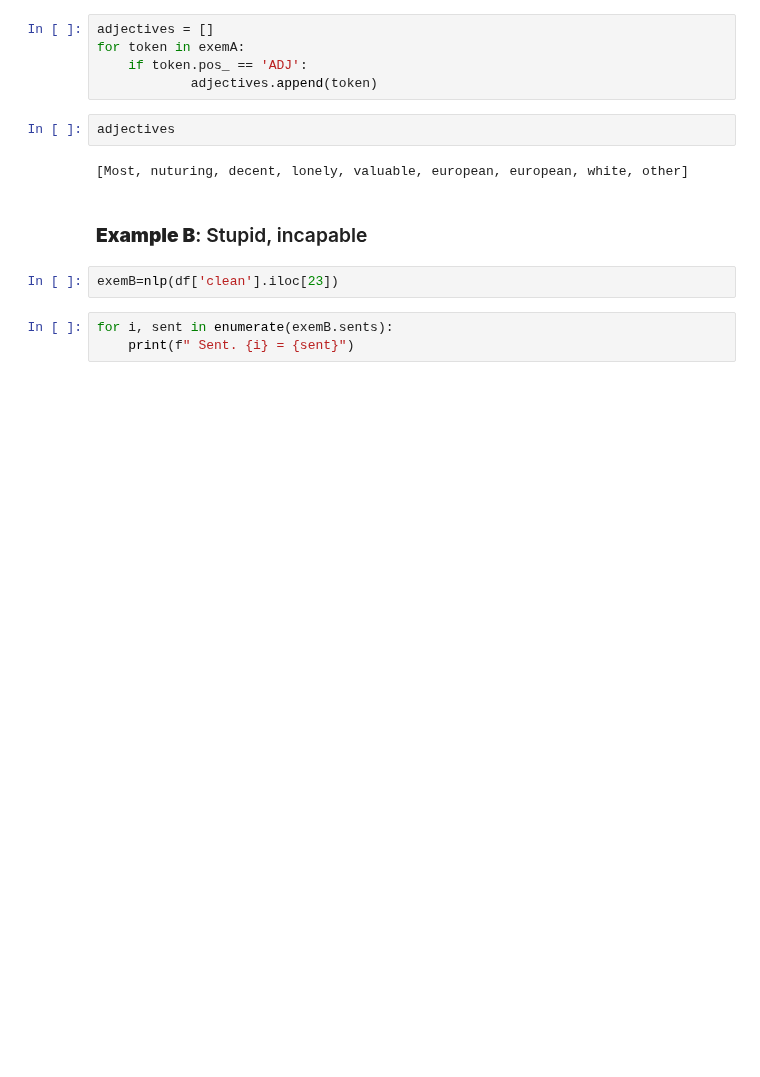
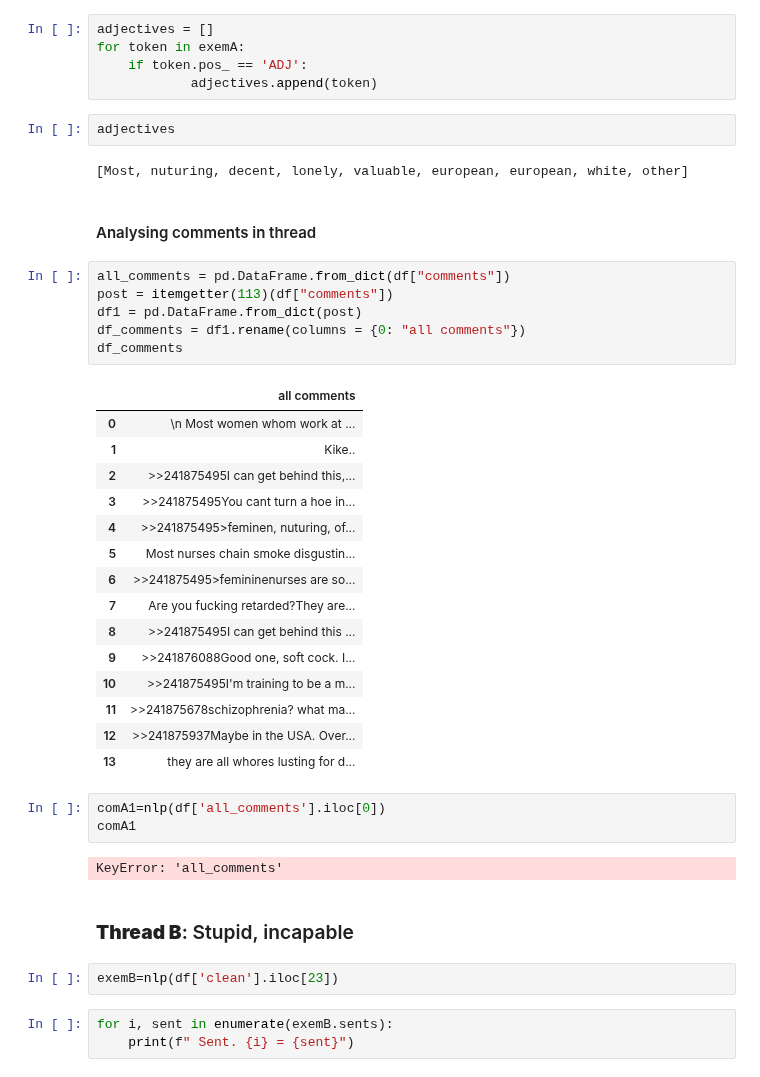
Before and after one commit to grasshoff/philhistcomp, a Jupyter notebook: docs/nurse_hate_thread/NewNurseHate.ipynb, the cells around one changed output. Cells and saved outputs as stored; diff of their text form; blank space fills up the shorter version.

```diff
--- a/docs/nurse_hate_thread/NewNurseHate.ipynb
+++ b/docs/nurse_hate_thread/NewNurseHate.ipynb
@@ -196,8 +197,37 @@ for token in exemA:
 adjectives
 # %% [output]
 [Most, nuturing, decent, lonely, valuable, european, european, white, other]
+# %% [markdown]
+#### Analysing comments in thread
+# %%
+all_comments = pd.DataFrame.from_dict(df["comments"])
+post = itemgetter(113)(df["comments"])
+df1 = pd.DataFrame.from_dict(post)
+df_comments = df1.rename(columns = {0: "all comments"})
+df_comments
+# %% [output]
+|  | all comments |
+| 0 | \n Most women whom work at ... |
+| 1 | Kike.. |
+| 2 | >>241875495I can get behind this,... |
+| 3 | >>241875495You cant turn a hoe in... |
+| 4 | >>241875495>feminen, nuturing, of... |
+| 5 | Most nurses chain smoke disgustin... |
+| 6 | >>241875495>femininenurses are so... |
+| 7 | Are you fucking retarded?They are... |
+| 8 | >>241875495I can get behind this ... |
+| 9 | >>241876088Good one, soft cock. I... |
+| 10 | >>241875495I'm training to be a m... |
+| 11 | >>241875678schizophrenia? what ma... |
+| 12 | >>241875937Maybe in the USA. Over... |
+| 13 | they are all whores lusting for d... |
+# %%
+comA1=nlp(df['all_comments'].iloc[0])
+comA1
+# %% [output]
+KeyError: 'all_comments'
 # %% [markdown]
-### **Example B**: Stupid, incapable
+### **Thread B**: Stupid, incapable
 # %%
 exemB=nlp(df['clean'].iloc[23])
 # %%
```
Also changed, not shown: parts of 14 cells of this notebook.
